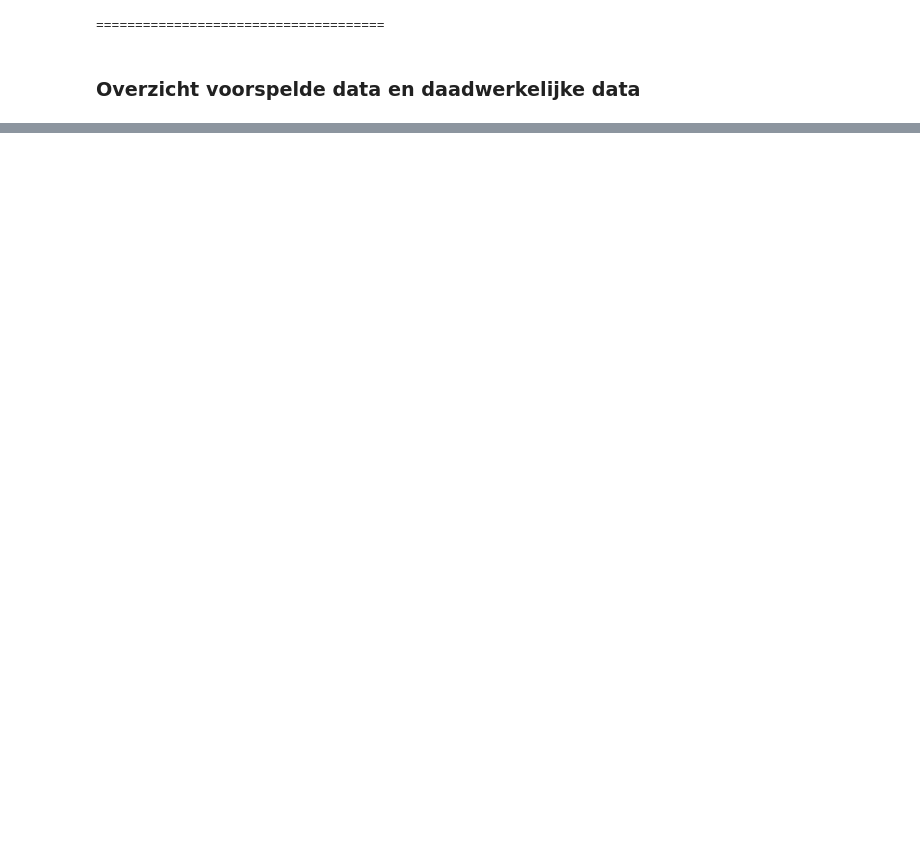
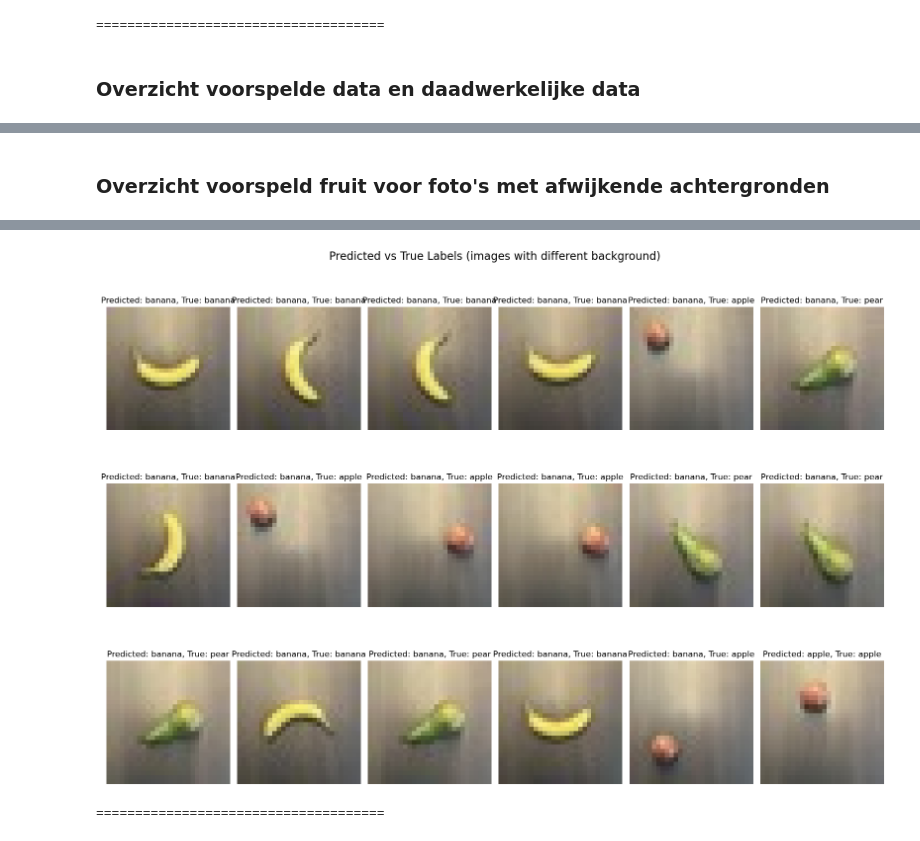
Before and after one commit to QuincyvanDeursen/NeuralNetwork, a Jupyter notebook: AI/FruitRecognition.ipynb, the cells around one changed output, grey strips where cells are left out. Cells and saved outputs as stored; diff of their text form; code cells hidden in the pictures; blank space fills up the shorter version.

```diff
--- a/AI/FruitRecognition.ipynb
+++ b/AI/FruitRecognition.ipynb
@@ -56,6 +56,18 @@ ds_test = tf.keras.utils.image_dataset_from_directory(
     seed=123,
 )
 
+ds_test_different_background = tf.keras.utils.image_dataset_from_directory(
+    'FruitImagesTestDifferentBackground',
+    labels='inferred',
+    label_mode='int',
+    color_mode='rgb',
+    class_names=['apple', 'banana', 'pear'],
+    batch_size=batch_size,
+    image_size=(img_height, img_width),
+    shuffle=True,
+    seed=123,
+)
+
 
 # print one image with label
 class_names = ['apple', 'banana', 'pear']
@@ -270 +278,11 @@ Predicted vs True Labels
 =====================================
+# %% [markdown]
+### Overzicht voorspeld fruit voor foto's met afwijkende achtergronden
+# %%
+print("=====================================")
+print("Predicted vs True Labels for images with different backgrounds")
+
+plot_prediction_overview(ds_test_different_background, 18, "Predicted vs True Labels (images with different background)")
+
+print("=====================================")
+# %% [output]
@@ -270,0 +293,2 @@ Predicted vs True Labels
+[figure, added]
+=====================================
```
Also changed, not shown: parts of 5 cells of this notebook.
